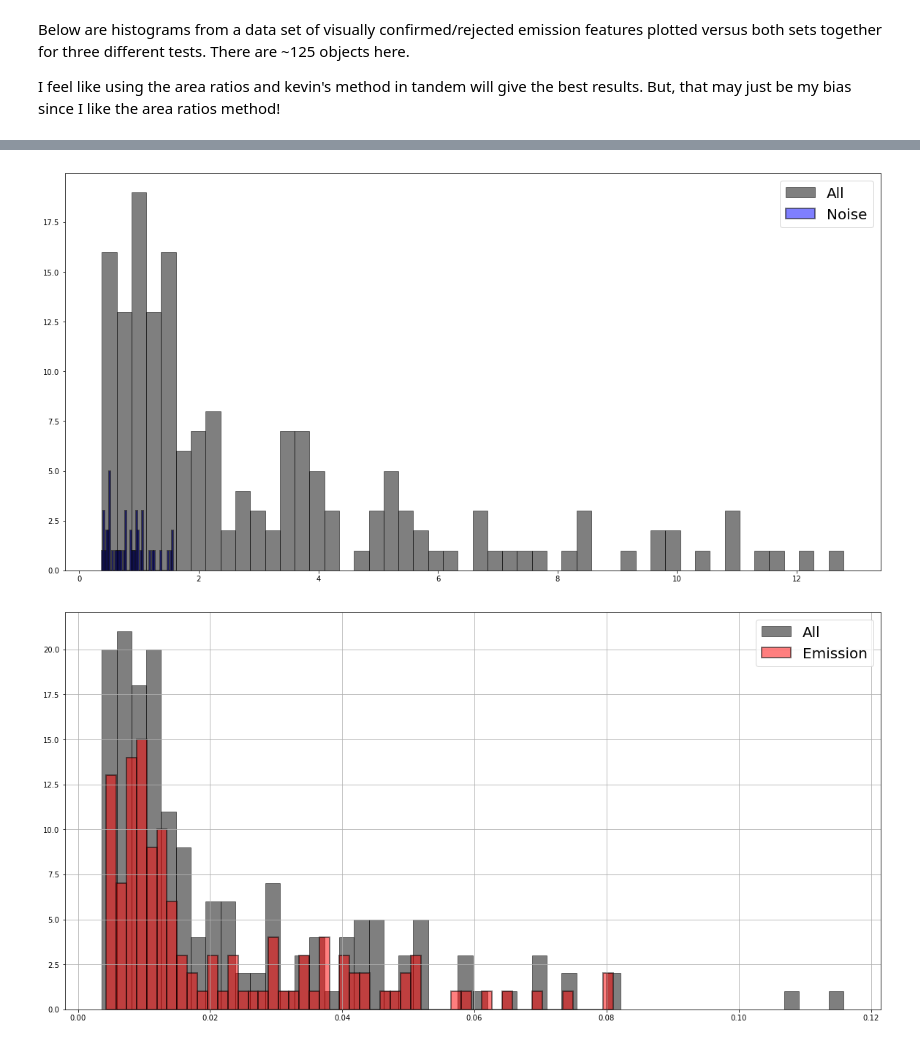
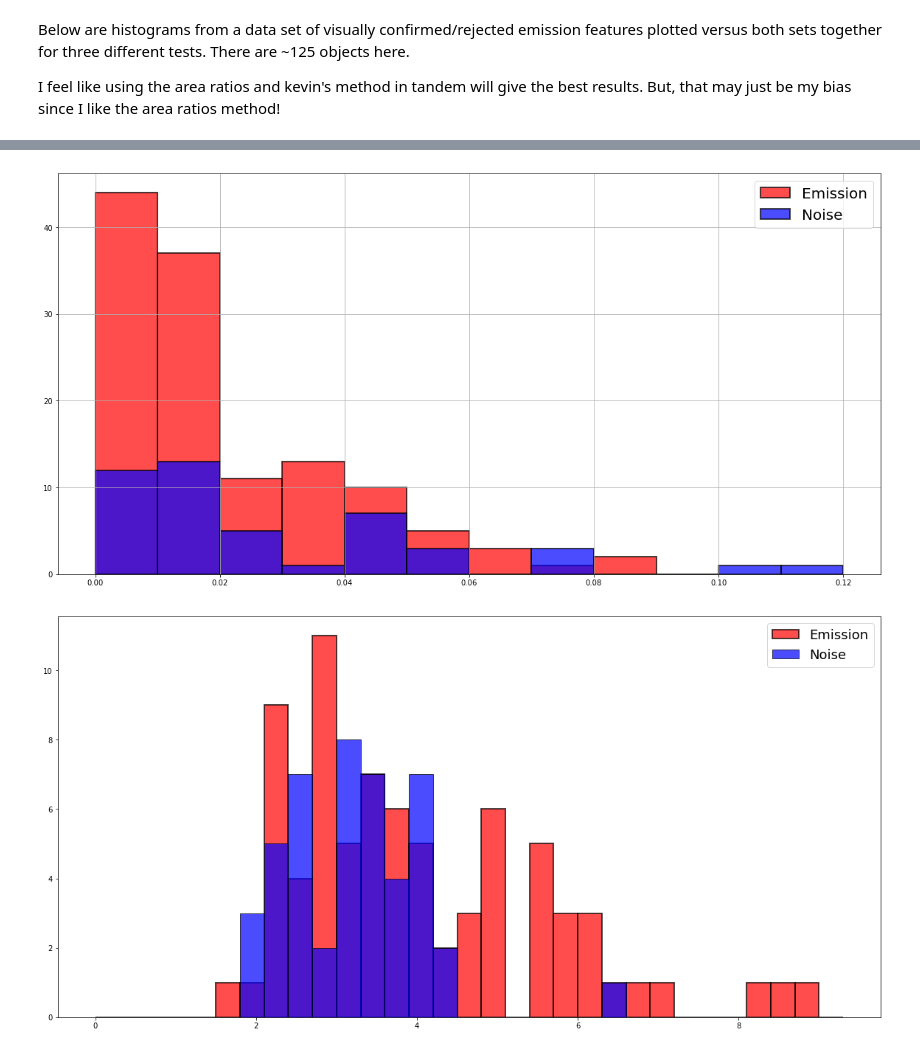
Before and after one commit to ballanr/T-Tauri, a Jupyter notebook: In Development/Progress Update.ipynb, the cells around one changed output, grey strips where cells are left out. Saved outputs shown, nothing was run; the diff lists cells and outputs as text; code cells hidden in the pictures.

```diff
--- a/In Development/Progress Update.ipynb
+++ b/In Development/Progress Update.ipynb
@@ -244,14 +255,18 @@ plt.legend(loc='upper right',fontsize=20);
 # %%
 plt.figure(figsize=(20,10));
-plt.hist(km,bins=50,color='black',alpha=0.5,edgecolor='black',label='All');
-plt.hist(kevinsmethod0,bins=50,color='blue',alpha=0.5,edgecolor='black',linewidth=2,label='Noise');
+#ebbets.hist(bins=50,edgecolor='black',color='black',alpha=0.5,label='All');
+binwidth1 = np.arange(0,0.125,0.01)
+ebbets1.hist(bins=binwidth1,color='red',alpha=0.7,edgecolor='black',linewidth=2,label='Emission');
+ebbets0.hist(bins=binwidth1,color='blue',alpha=0.7,edgecolor='black',linewidth=2,label='Noise');
 plt.legend(loc='upper right',fontsize=20);
 # %% [output]
-[figure, old version]
+[figure, new version]
 # %%
 plt.figure(figsize=(20,10));
-ebbets.hist(bins=50,edgecolor='black',color='black',alpha=0.5,label='All');
-ebbets1.hist(bins=50,color='red',alpha=0.5,edgecolor='black',linewidth=2,label='Emission');
-plt.legend(loc='upper right',fontsize=20);
+#plt.hist(a,bins=50,color='black',alpha=0.5,edgecolor='black',label='All');
+binwidth3 = np.arange(0,9.3,0.3)
+plt.hist(area1,bins=binwidth3,color='red',alpha=0.7,label='Emission',edgecolor='black',linewidth=2);
+plt.hist(Area0,bins=binwidth3,color='blue',alpha=0.7,label='Noise',edgecolor='black');
+plt.legend(loc='upper right',fontsize=18);
 # %% [output]
-[figure, old version]
+[figure, new version]
```
Also changed, not shown: parts of 5 cells of this notebook, 2 other files.
